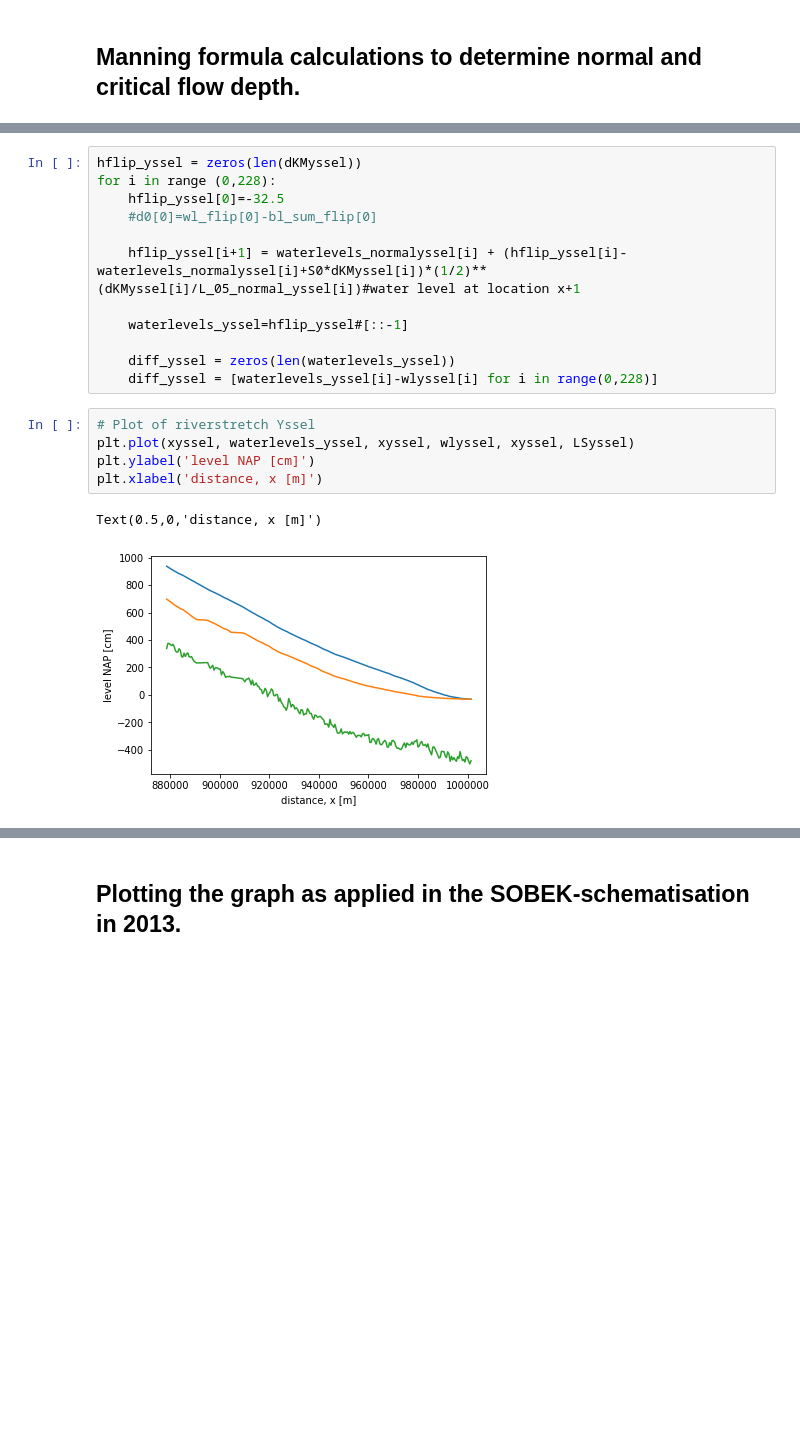
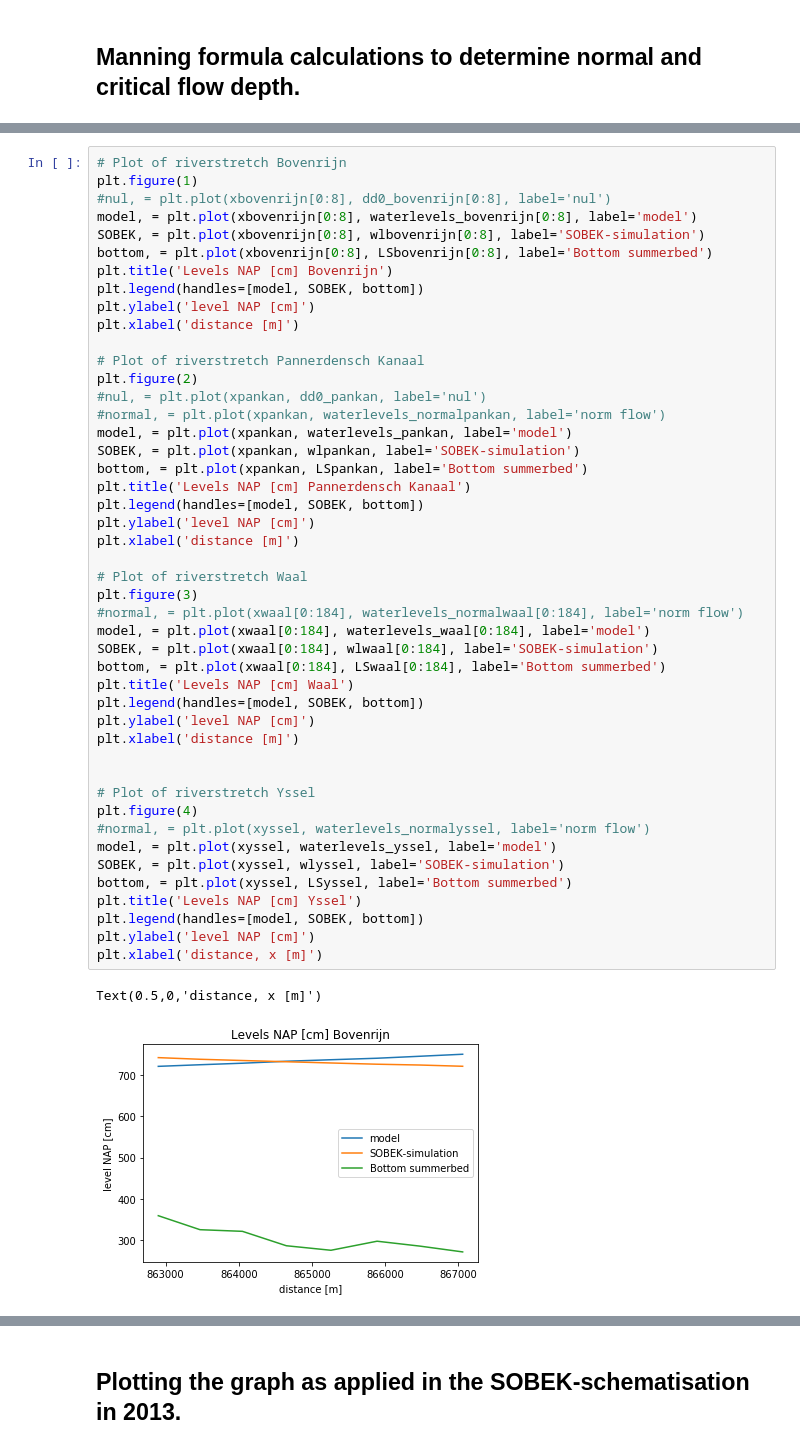
Before and after one commit to frederikvinke/Riverbranches-Rhine, a Jupyter notebook: Test Rhine branches Waal & IJssel model 2019 mrt v2.ipynb, the cells around one changed output, grey strips where cells are left out. Saved outputs shown, nothing was run; the diff lists cells and outputs as text; blank space fills up the shorter version.

```diff
--- a/Test Rhine branches Waal & IJssel model 2019 mrt v2.ipynb
+++ b/Test Rhine branches Waal & IJssel model 2019 mrt v2.ipynb
@@ -456,20 +541,49 @@ Text(0.5,0,'distance [m]')
-# %%
-hflip_yssel = zeros(len(dKMyssel))
-for i in range (0,228):
-    hflip_yssel[0]=-32.5
-    #d0[0]=wl_flip[0]-bl_sum_flip[0]
-
-    hflip_yssel[i+1] = waterlevels_normalyssel[i] + (hflip_yssel[i]-waterlevels_normalyssel[i]+S0*dKMyssel[i])*(1/2)**(dKMyssel[i]/L_05_normal_yssel[i])#water level at location x+1
-
-    waterlevels_yssel=hflip_yssel#[::-1]
-
-    diff_yssel = zeros(len(waterlevels_yssel))
-    diff_yssel = [waterlevels_yssel[i]-wlyssel[i] for i in range(0,228)]
-# %%
-# Plot of riverstretch Yssel
-plt.plot(xyssel, waterlevels_yssel, xyssel, wlyssel, xyssel, LSyssel)
-plt.ylabel('level NAP [cm]')
-plt.xlabel('distance, x [m]')
-# %% [output]
-Text(0.5,0,'distance, x [m]')
-[figure, removed]
+# %%
+# Plot of riverstretch Bovenrijn
+plt.figure(1)
+#nul, = plt.plot(xbovenrijn[0:8], dd0_bovenrijn[0:8], label='nul')
+model, = plt.plot(xbovenrijn[0:8], waterlevels_bovenrijn[0:8], label='model')
+SOBEK, = plt.plot(xbovenrijn[0:8], wlbovenrijn[0:8], label='SOBEK-simulation')
+bottom, = plt.plot(xbovenrijn[0:8], LSbovenrijn[0:8], label='Bottom summerbed')
+plt.title('Levels NAP [cm] Bovenrijn')
+plt.legend(handles=[model, SOBEK, bottom])
+plt.ylabel('level NAP [cm]')
+plt.xlabel('distance [m]')
+
+# Plot of riverstretch Pannerdensch Kanaal
+plt.figure(2)
+#nul, = plt.plot(xpankan, dd0_pankan, label='nul')
+#normal, = plt.plot(xpankan, waterlevels_normalpankan, label='norm flow')
+model, = plt.plot(xpankan, waterlevels_pankan, label='model')
+SOBEK, = plt.plot(xpankan, wlpankan, label='SOBEK-simulation')
+bottom, = plt.plot(xpankan, LSpankan, label='Bottom summerbed')
+plt.title('Levels NAP [cm] Pannerdensch Kanaal')
+plt.legend(handles=[model, SOBEK, bottom])
+plt.ylabel('level NAP [cm]')
+plt.xlabel('distance [m]')
+
+# Plot of riverstretch Waal
+plt.figure(3)
+#normal, = plt.plot(xwaal[0:184], waterlevels_normalwaal[0:184], label='norm flow')
+model, = plt.plot(xwaal[0:184], waterlevels_waal[0:184], label='model')
+SOBEK, = plt.plot(xwaal[0:184], wlwaal[0:184], label='SOBEK-simulation')
+bottom, = plt.plot(xwaal[0:184], LSwaal[0:184], label='Bottom summerbed')
+plt.title('Levels NAP [cm] Waal')
+plt.legend(handles=[model, SOBEK, bottom])
+plt.ylabel('level NAP [cm]')
+plt.xlabel('distance [m]')
+
+
+# Plot of riverstretch Yssel
+plt.figure(4)
+#normal, = plt.plot(xyssel, waterlevels_normalyssel, label='norm flow')
+model, = plt.plot(xyssel, waterlevels_yssel, label='model')
+SOBEK, = plt.plot(xyssel, wlyssel, label='SOBEK-simulation')
+bottom, = plt.plot(xyssel, LSyssel, label='Bottom summerbed')
+plt.title('Levels NAP [cm] Yssel')
+plt.legend(handles=[model, SOBEK, bottom])
+plt.ylabel('level NAP [cm]')
+plt.xlabel('distance, x [m]')
+# %% [output]
+Text(0.5,0,'distance, x [m]')
+[figure, added]
```
Also changed, not shown: parts of 39 cells of this notebook.
